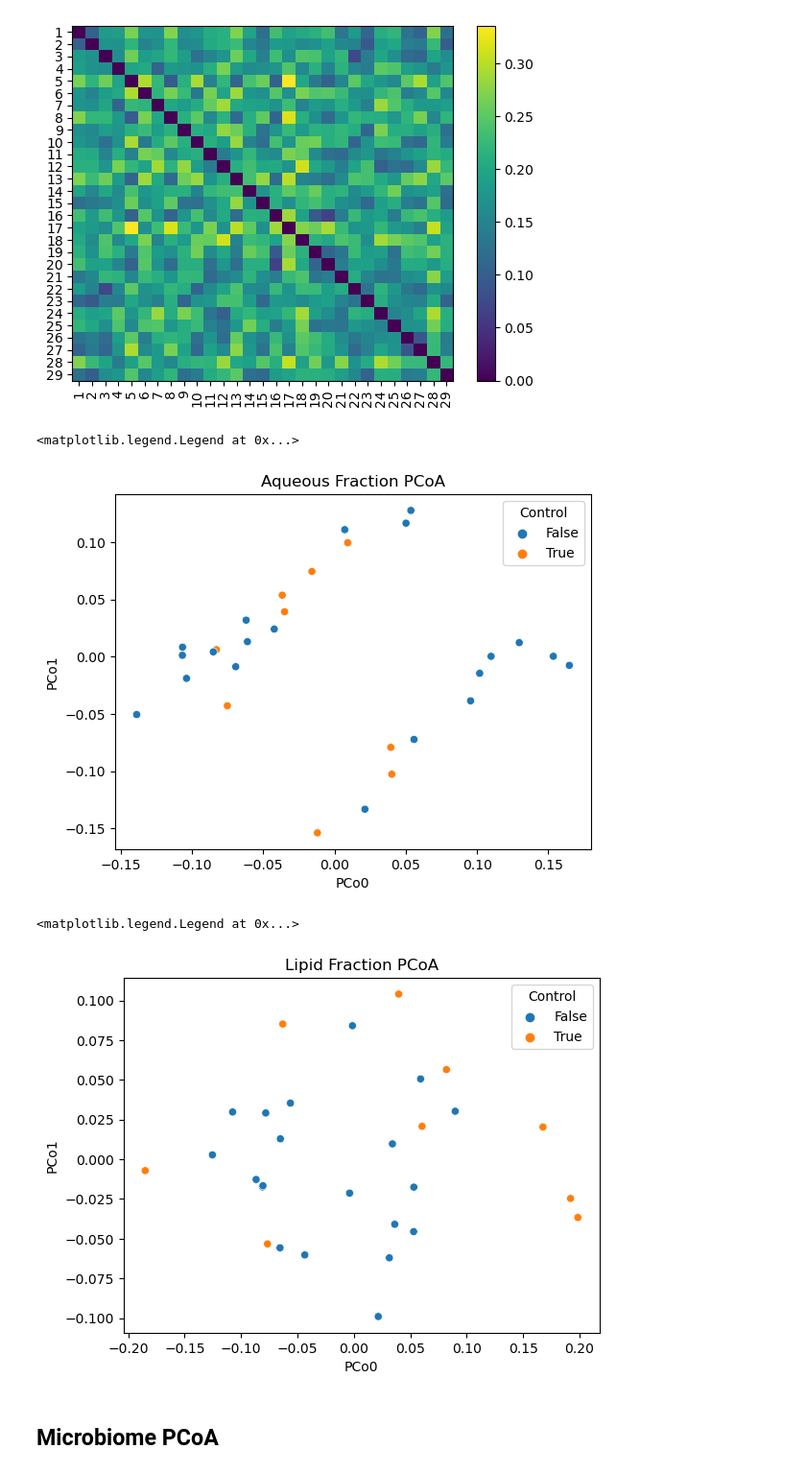
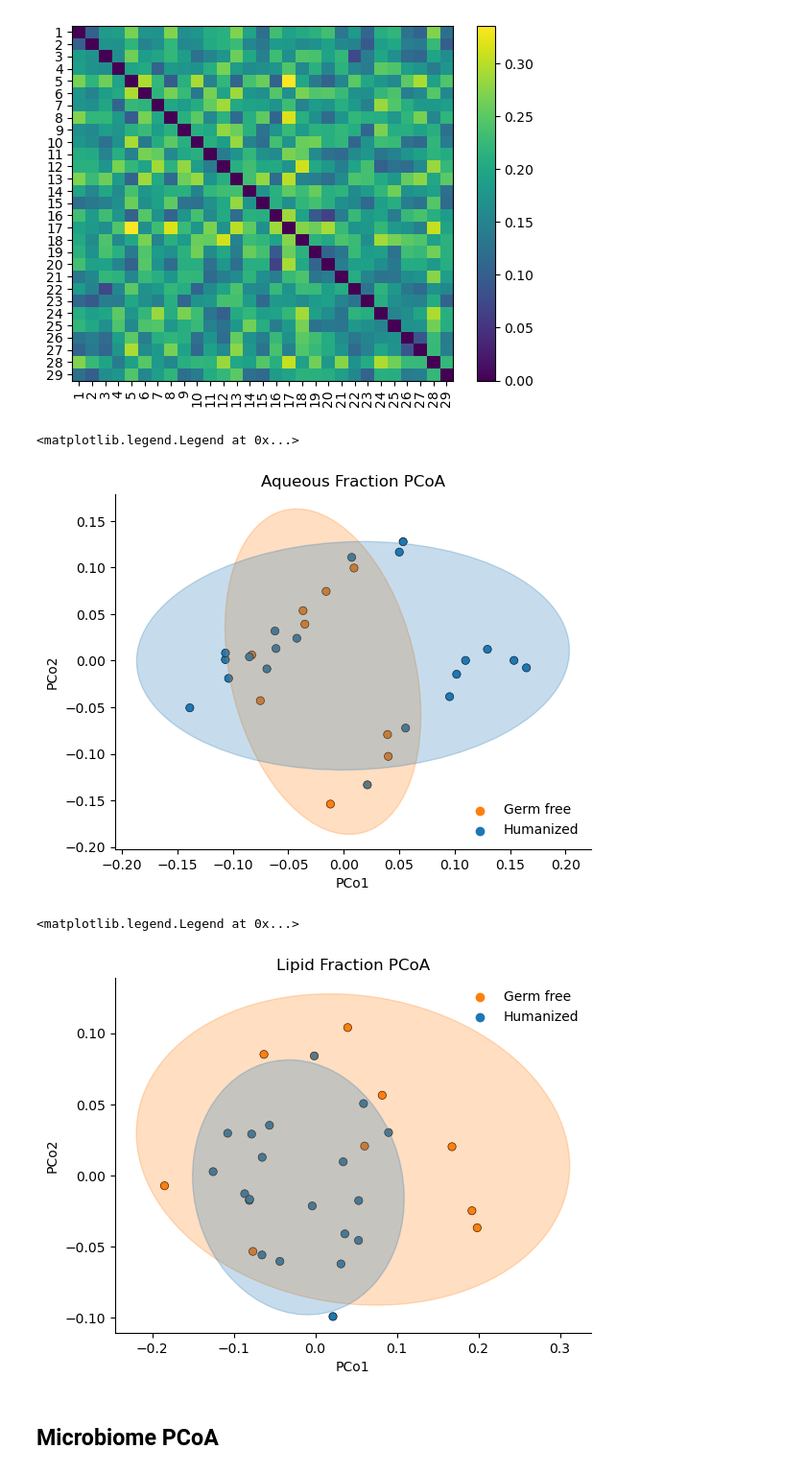
Before and after one commit to sterrettJD/GT-micro-metabo, a Jupyter notebook: analysis/GT_in_plasma.ipynb, the cells around one changed output. Shown at 96% size. Saved outputs shown, nothing was run; the diff lists cells and outputs as text; code cells hidden in the pictures.

```diff
--- a/analysis/GT_in_plasma.ipynb
+++ b/analysis/GT_in_plasma.ipynb
@@ -199,26 +280,57 @@ aqueous_bray
 aqueous_pcoa_res = ordination.pcoa(aqueous_bray, number_of_dimensions=3)
 ax = sns.scatterplot(x=aqueous_pcoa_res.samples["PC1"],
                      y=aqueous_pcoa_res.samples["PC2"],
-                     hue=metabo_metadata["PID"]=="Control")
-ax.set(xlabel="PCo0", ylabel="PCo1", title="Aqueous Fraction PCoA")
-plt.legend(title="Control")
+                     hue=GF, hue_order=["Germ free", "Humanized"],
+                     palette=["tab:orange","tab:blue"], edgecolor="black")
+ax.set(xlabel="PCo1", ylabel="PCo2", title="Aqueous Fraction PCoA")
+ax.spines[["top", "right"]].set_visible(False)
+
+confidence_ellipse(aqueous_pcoa_res.samples.loc[GF=="Germ free", "PC1"],
+                   aqueous_pcoa_res.samples.loc[GF=="Germ free", "PC2"],
+                   n_std=2.0,
+                   ax=ax, edgecolor='tab:orange',
+                   alpha=0.25, facecolor='tab:orange')
+
+confidence_ellipse(aqueous_pcoa_res.samples.loc[GF=="Humanized", "PC1"],
+                   aqueous_pcoa_res.samples.loc[GF=="Humanized", "PC2"],
+                   n_std=2.0,
+                   ax=ax, edgecolor='tab:blue',
+                   alpha=0.25, facecolor='tab:blue')
+
+
+plt.legend(title=None, frameon=False)
 # %% [output]
 <matplotlib.legend.Legend at 0x...>
-[figure, old version]
+[figure, new version]
 # %%
 lipid_bray = beta_diversity(metric="braycurtis",
                               counts=raw_lipid.drop(metabo_info_cols, axis=0).reindex(metabo_metadata.index),
                               ids=metabo_metadata.index)
 
 lipid_pcoa_res = ordination.pcoa(lipid_bray, number_of_dimensions=3)
 ax = sns.scatterplot(x=lipid_pcoa_res.samples["PC1"],
                      y=lipid_pcoa_res.samples["PC2"],
-                     hue=metabo_metadata["PID"]=="Control")
-ax.set(xlabel="PCo0", ylabel="PCo1", title="Lipid Fraction PCoA")
-plt.legend(title="Control")
+                     hue=GF, hue_order=["Germ free", "Humanized"],
+                     palette=["tab:orange","tab:blue"], edgecolor="black")
+ax.set(xlabel="PCo1", ylabel="PCo2", title="Lipid Fraction PCoA")
+ax.spines[["top", "right"]].set_visible(False)
+
+confidence_ellipse(lipid_pcoa_res.samples.loc[GF=="Germ free", "PC1"],
+                   lipid_pcoa_res.samples.loc[GF=="Germ free", "PC2"],
+                   n_std=2.0,
+                   ax=ax, edgecolor='tab:orange',
+                   alpha=0.25, facecolor='tab:orange')
+
+confidence_ellipse(lipid_pcoa_res.samples.loc[GF=="Humanized", "PC1"],
+                   lipid_pcoa_res.samples.loc[GF=="Humanized", "PC2"],
+                   n_std=2.0,
+                   ax=ax, edgecolor='tab:blue',
+                   alpha=0.25, facecolor='tab:blue')
+
+plt.legend(title=None, frameon=False)
 # %% [output]
 <matplotlib.legend.Legend at 0x...>
-[figure, old version]
+[figure, new version]
 # %% [markdown]
 ## Microbiome PCoA
 # %%
```
Also changed, not shown: parts of 31 cells of this notebook.
